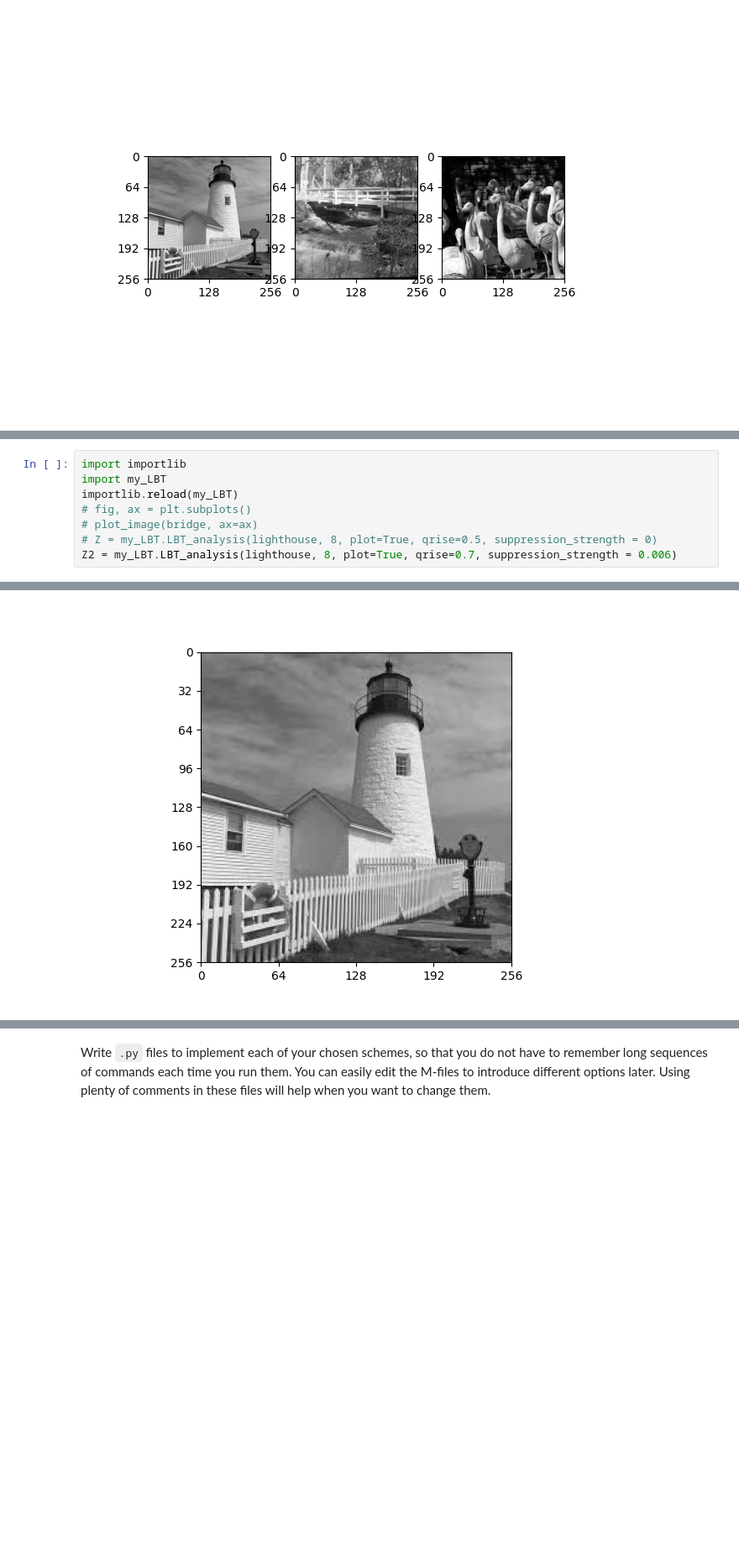
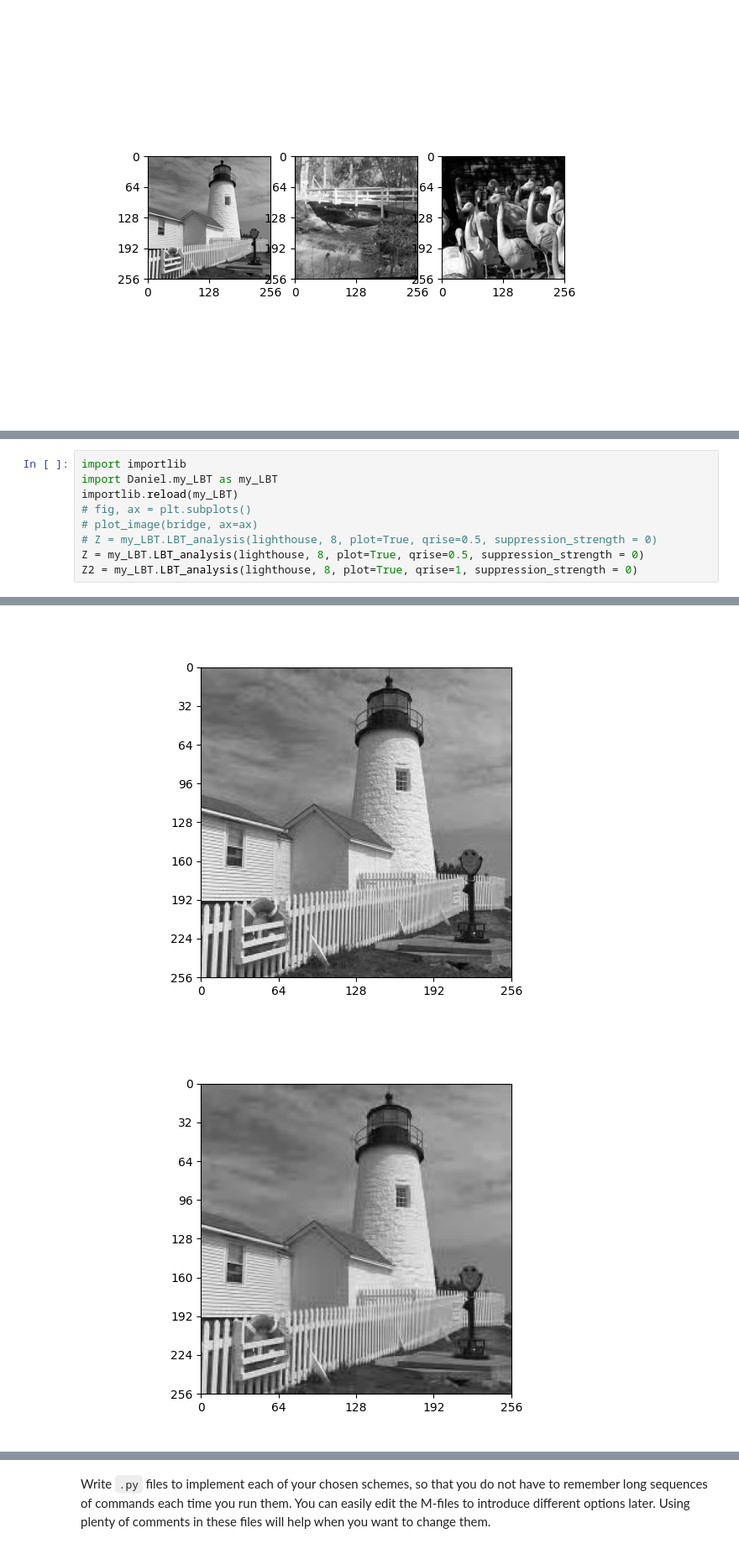
Before and after one commit to sigproc-classrooms/sf2-competition-2023-team-10, a Jupyter notebook: daniel_10-11-selection-centre-clipped.ipynb, the cells around one changed output, grey strips where cells are left out. Shown at 84% size. Drawn from its saved outputs; the diff is of its cells as text; blank space fills up the shorter version.

```diff
--- a/daniel_10-11-selection-centre-clipped.ipynb
+++ b/daniel_10-11-selection-centre-clipped.ipynb
@@ -58,10 +56,11 @@ rms: 9.660587465173641
 [figure]
 # %%
 import importlib
-import my_LBT
+import Daniel.my_LBT as my_LBT
 importlib.reload(my_LBT)
 # fig, ax = plt.subplots()
 # plot_image(bridge, ax=ax)
 # Z = my_LBT.LBT_analysis(lighthouse, 8, plot=True, qrise=0.5, suppression_strength = 0)
-Z2 = my_LBT.LBT_analysis(lighthouse, 8, plot=True, qrise=0.7, suppression_strength = 0.006)
+Z = my_LBT.LBT_analysis(lighthouse, 8, plot=True, qrise=0.5, suppression_strength = 0)
+Z2 = my_LBT.LBT_analysis(lighthouse, 8, plot=True, qrise=1, suppression_strength = 0)
 # %% [output]
@@ -72,3 +75,4 @@ rms: 5.2872946392399545
 [figure]
+[figure, added]
 # %%
 import importlib
```
Also changed, not shown: parts of 6 cells of this notebook, 9 other files.
